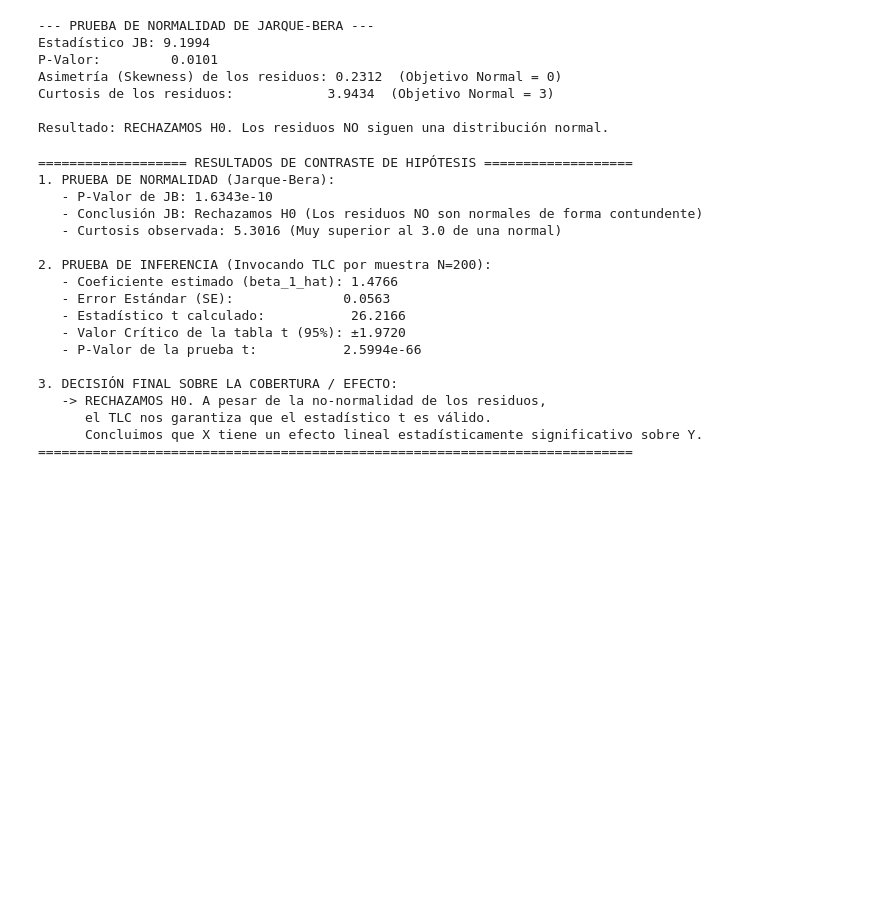
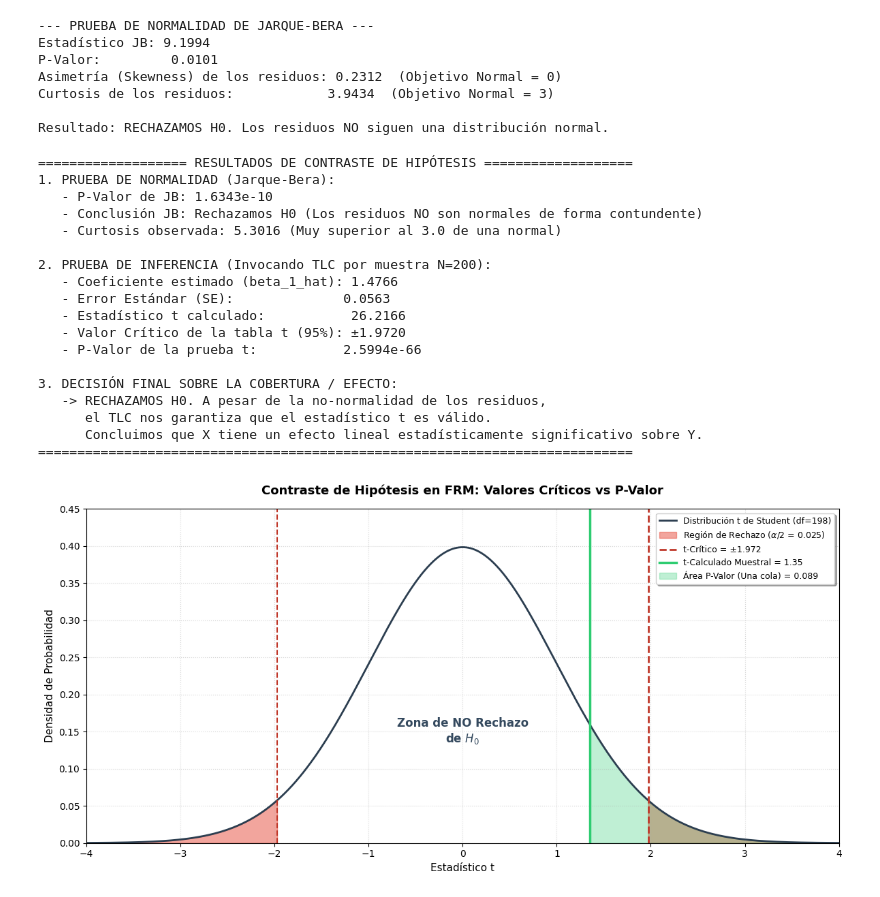
Before and after one commit to ADRIANVM117/quant-research-notes, a Jupyter notebook: quant_analysis/linear_regression.ipynb, the cells around one changed output. Cells and saved outputs as stored; diff of their text form; code cells hidden in the pictures; blank space fills up the shorter version.

Commit message:
t estadistico < t critico | p-value < alfa

```diff
--- a/quant_analysis/linear_regression.ipynb
+++ b/quant_analysis/linear_regression.ipynb
@@ -234,3 +234,95 @@ print("=========================================================================
       el TLC nos garantiza que el estadístico t es válido.
       Concluimos que X tiene un efecto lineal estadísticamente significativo sobre Y.
 ============================================================================
+# %%
+import numpy as np
+import matplotlib.pyplot as plt
+import scipy.stats as stats
+
+# --- 1. CONFIGURACIÓN DEL EXPERIMENTO (Bajo H0: beta_1 = 0) ---
+np.random.seed(15)
+N = 200
+grados_libertad = N - 2
+alpha = 0.05  # Nivel de significancia (5%)
+
+# Simulamos un Estadístico t muestral cualquiera para ver dónde cae en la gráfica
+# Supongamos que en nuestro modelo OLS obtuvimos un t_calculado de 1.35
+t_calculado = 1.35
+
+# --- 2. CÁLCULO DE VALORES CRÍTICOS Y P-VALOR ---
+# Valor crítico bilateral (dos colas) para un alpha de 0.05
+t_critico = stats.t.ppf(1 - alpha/2, df=grados_libertad)
+
+# P-Valor: es el área acumulada en las colas más allá de nuestro t_calculado
+p_valor = 2 * (1 - stats.t.cdf(abs(t_calculado), df=grados_libertad))
+
+# --- 3. GENERACIÓN DEL GRÁFICO DE DISTRIBUCIÓN ---
+plt.figure(figsize=(12, 6))
+
+# Crear el eje X para la campana de la distribución t
+x = np.linspace(-4, 4, 1000)
+y = stats.t.pdf(x, df=grados_libertad)
+plt.plot(x, y, color='#2c3e50', linewidth=2, label=f'Distribución t de Student (df={grados_libertad})')
+
+# --- ENFOQUE 1: Regiones de Rechazo (Zonas Rojas) ---
+# Cola Izquierda
+x_izq = np.linspace(-4, -t_critico, 100)
+plt.fill_between(x_izq, stats.t.pdf(x_izq, df=grados_libertad), color='#e74c3c', alpha=0.5,
+                 label=f'Región de Rechazo ($\\alpha/2$ = {alpha/2:.3f})')
+# Cola Derecha
+x_der = np.linspace(t_critico, 4, 100)
+plt.fill_between(x_der, stats.t.pdf(x_der, df=grados_libertad), color='#e74c3c', alpha=0.5)
+
+# Dibujar líneas de los Valores Críticos
+plt.axvline(t_critico, color='#c0392b', linestyle='--', linewidth=2, label=f't-Crítico = ±{t_critico:.3f}')
+plt.axvline(-t_critico, color='#c0392b', linestyle='--')
+
+# --- ENFOQUE 2: Nuestro Estadístico Calculado e Ilustración del P-Valor ---
+plt.axvline(t_calculado, color='#2ecc71', linestyle='-', linewidth=2.5, label=f't-Calculado Muestral = {t_calculado:.2f}')
+
+# Sombrear el área del P-Valor (Área bajo la curva desde t_calculado hacia la derecha)
+x_p_val = np.linspace(abs(t_calculado), 4, 100)
+plt.fill_between(x_p_val, stats.t.pdf(x_p_val, df=grados_libertad), color='#2ecc71', alpha=0.3,
+                 label=f'Área P-Valor (Una cola) = {p_valor/2:.3f}')
+
+# --- DETALLES DE LA GRÁFICA ---
+plt.title('Contraste de Hipótesis en FRM: Valores Críticos vs P-Valor', fontsize=13, fontweight='bold', pad=15)
+plt.xlabel('Estadístico t', fontsize=11)
+plt.ylabel('Densidad de Probabilidad', fontsize=11)
+plt.xlim(-4, 4)
+plt.ylim(0, 0.45)
+plt.grid(True, linestyle=':', alpha=0.5)
+plt.legend(loc='upper right', fontsize=9, frameon=True, shadow=True)
+
+# Anotaciones explicativas en la gráfica
+plt.text(0, 0.15, 'Zona de NO Rechazo\nde $H_0$', ha='center', va='center', fontsize=12, fontweight='bold', color='#34495e')
+
+plt.tight_layout()
+plt.show()
+
+# --- 4. REPORTE DE DECISIÓN LOGICIAL ---
+print("=================== REPORTE DE DECISIÓN ESTADÍSTICA ===================")
+print(f"Nivel de Significancia (alpha):  {alpha:.2f}  (Confianza = {1-alpha:.2f})")
+print(f"Estadístico t Crítico:          ±{t_critico:.4f}")
+print(f"Estadístico t Calculado:         {t_calculado:.4f}")
+print(f"P-Valor de la Prueba:            {p_valor:.4f}")
+print("-----------------------------------------------------------------------")
+
+print("VEREDICTO POR ENFOQUE DE VALOR CRÍTICO:")
+condicion_t = abs(t_calculado) > t_critico
+print(f"¿|t-Calculado| > t-Crítico? -> ¿{abs(t_calculado):.2f} > {t_critico:.2f}? -> {condicion_t}")
+
+print("\nVEREDICTO POR ENFOQUE DE P-VALOR:")
+condicion_p = p_valor < alpha
+print(f"¿P-Valor < alpha?          -> ¿{p_valor:.4f} < {alpha:.2f}? -> {condicion_p}")
+
+print("-----------------------------------------------------------------------")
+if not condicion_t and not condicion_p:
+    print("CONCLUSIÓN FINAL: Ambos enfoques coinciden matemáticamente.")
+    print("-> NO RECHAZAMOS H0. El coeficiente no es estadísticamente diferente de cero.")
+else:
+    print("CONCLUSIÓN FINAL: Ambos enfoques coinciden matemáticamente.")
+    print("-> RECHAZAMOS H0. El coeficiente es estadísticamente significativo.")
+print("=======================================================================")
+# %% [output]
+[figure, added]
```
Also changed, not shown: parts of 1 cell of this notebook.
